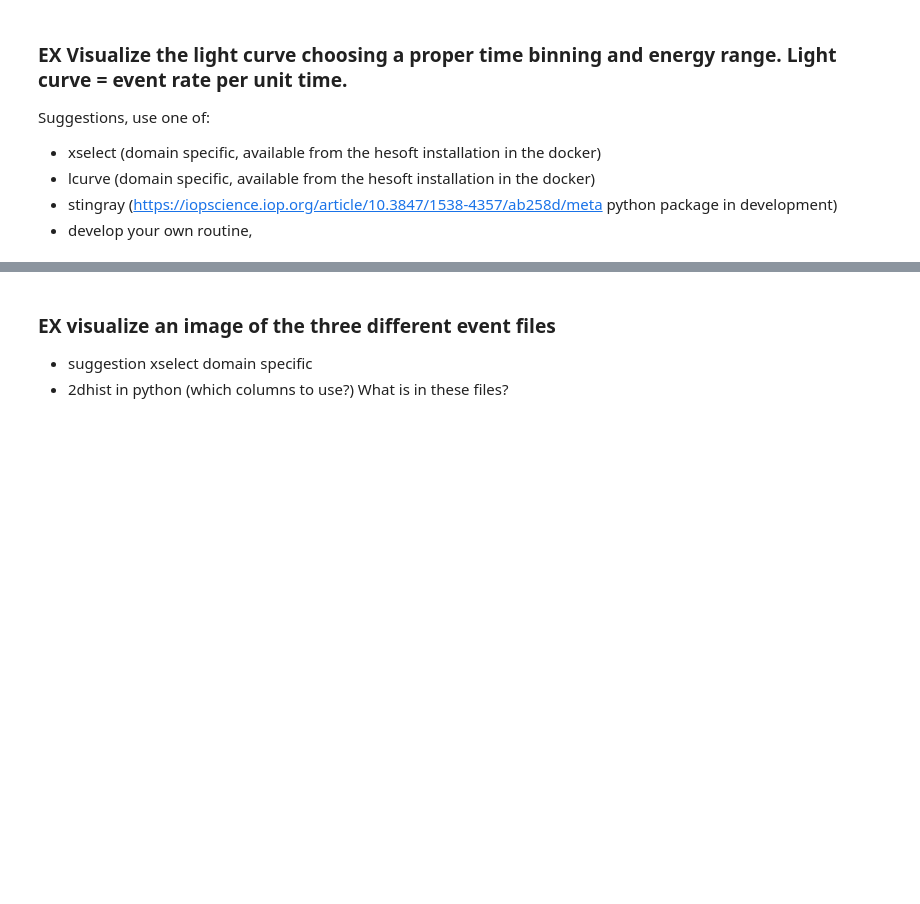
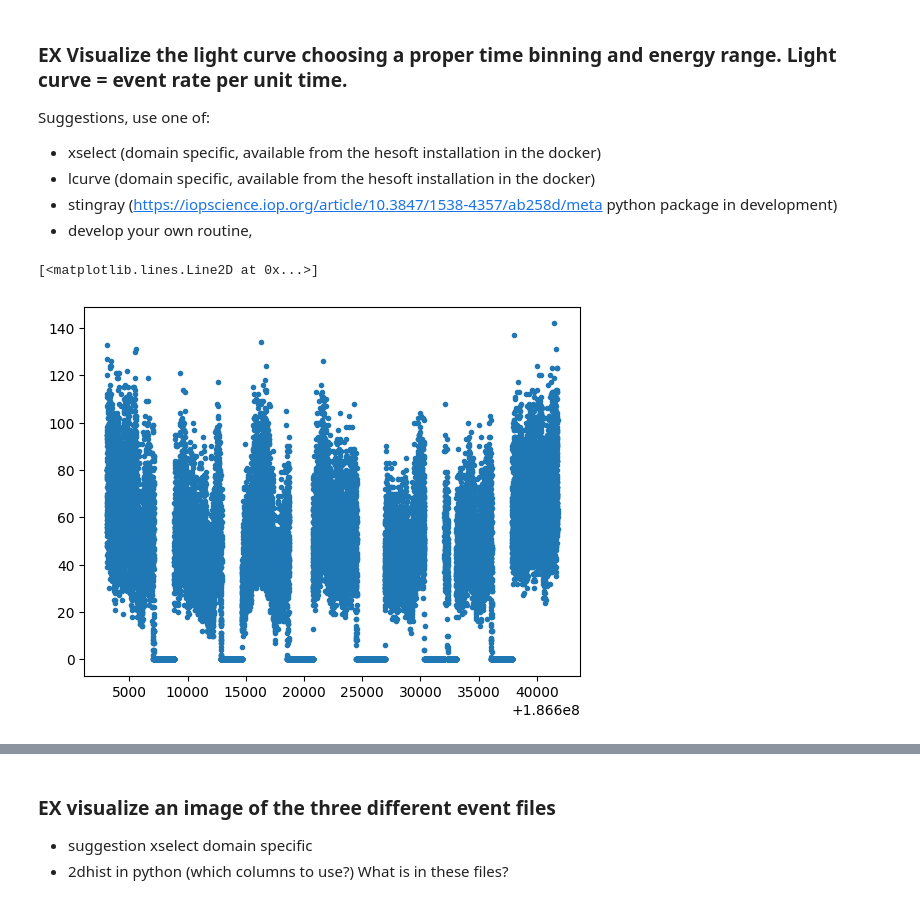
Before and after one commit to SamMerc/APLI, a Jupyter notebook: notebooks/Day1.ipynb, the cells around one changed output, grey strips where cells are left out. Cells and saved outputs as stored; diff of their text form; code cells hidden in the pictures; blank space fills up the shorter version.

```diff
--- a/notebooks/Day1.ipynb
+++ b/notebooks/Day1.ipynb
@@ -56,0 +168,12 @@ CenX-3_nustar_event 100%[===================>] 193.11M  11.1MB/s    in 18s
+# %%
+arrival_times = Event_file.data['TIME']
+
+#Had to change the data format of GTIs so that it would pass through the Stingray function
+#GTI_file.data has type astropy.io.fits.fitsrec.FITS_rec and need to input an array of tuples
+
+gtis=[]
+for i in GTI_file.data:
+    gtis.append((i['START'], i['STOP']))
+
+lc = Lightcurve.make_lightcurve(arrival_times, gti=gtis, dt=1)
+lc.apply_gtis()
@@ -63,3 +204,11 @@ Suggestions, use one of:
 - lcurve (domain specific, available from the hesoft installation in the docker)
 - stingray (https://iopscience.iop.org/article/10.3847/1538-4357/ab258d/meta python package in development)
 - develop your own routine,
+# %%
+time = Event_file.data['TIME']
+# Using stingray package to make time and count arrays
+tc = Lightcurve.make_lightcurve(time, dt=1, gti=gtis)
+plt.plot(tc.time, tc.counts, '.')
+# %% [output]
+[<matplotlib.lines.Line2D at 0x...>]
+[figure, added]
```
Also changed, not shown: parts of 15 cells of this notebook.
